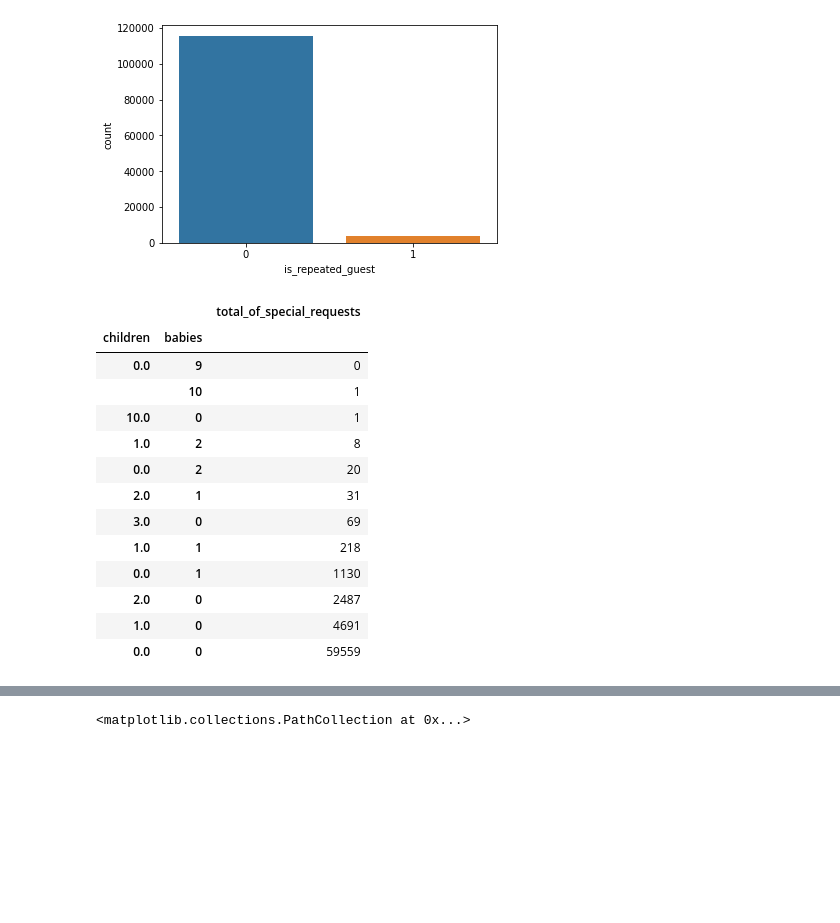
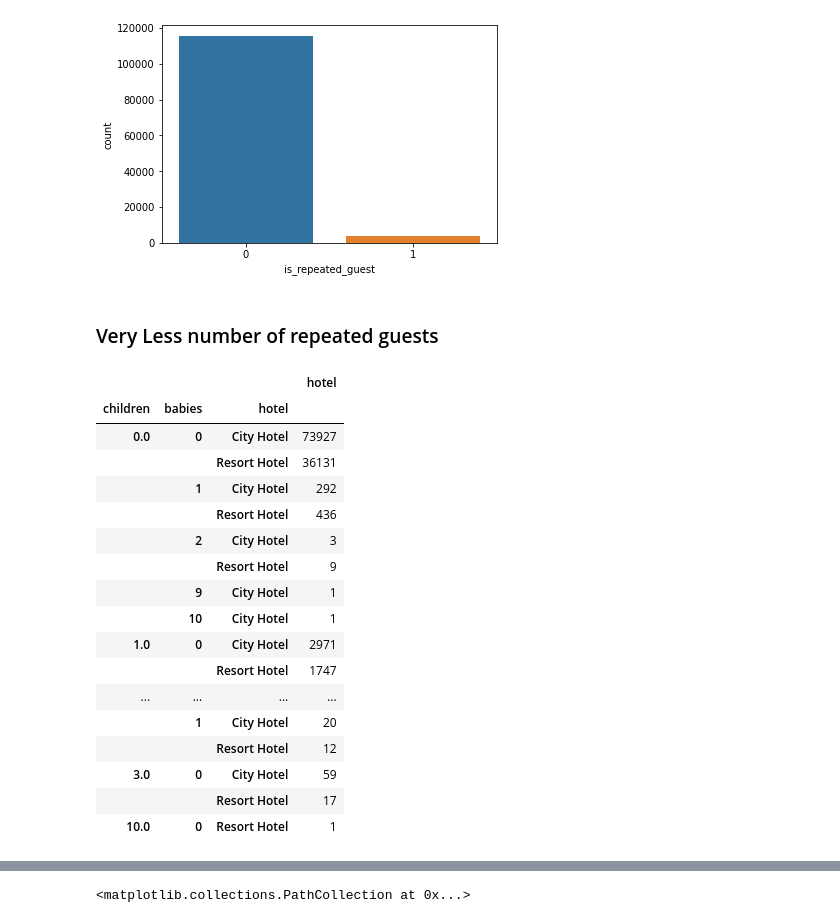
Before and after one commit to Dany511/Code, a Jupyter notebook: Copy_of_Hotel_Booking_Analysis_Capstone_Project.ipynb, the cells around one changed output, grey strips where cells are left out. Cells and saved outputs as stored; diff of their text form; code cells hidden in the pictures; blank space fills up the shorter version.

```diff
--- a/Copy_of_Hotel_Booking_Analysis_Capstone_Project.ipynb
+++ b/Copy_of_Hotel_Booking_Analysis_Capstone_Project.ipynb
@@ -406,20 +422,27 @@ sns.countplot('is_repeated_guest',data=data)
 # %% [output]
 <matplotlib.axes._subplots.AxesSubplot at 0x...>
 [figure]
-# %%
-data.groupby(['children','babies'])[['total_of_special_requests']].sum().sort_values(by='total_of_special_requests')
-# %% [output]
-|  |  | total_of_special_requests |
-| children | babies |  |
-| 0.0 | 9 | 0 |
-|  | 10 | 1 |
-| 10.0 | 0 | 1 |
-| 1.0 | 2 | 8 |
-| 0.0 | 2 | 20 |
-| 2.0 | 1 | 31 |
-| 3.0 | 0 | 69 |
-| 1.0 | 1 | 218 |
-| 0.0 | 1 | 1130 |
-| 2.0 | 0 | 2487 |
-| 1.0 | 0 | 4691 |
-| 0.0 | 0 | 59559 |
+# %% [markdown]
+### Very Less number of repeated guests
+# %%
+
+df.groupby(['children','babies','hotel'])[['hotel']].count()
+# %% [output]
+|  |  |  | hotel |
+| children | babies | hotel |  |
+| 0.0 | 0 | City Hotel | 73927 |
+|  |  | Resort Hotel | 36131 |
+|  | 1 | City Hotel | 292 |
+|  |  | Resort Hotel | 436 |
+|  | 2 | City Hotel | 3 |
+|  |  | Resort Hotel | 9 |
+|  | 9 | City Hotel | 1 |
+|  | 10 | City Hotel | 1 |
+| 1.0 | 0 | City Hotel | 2971 |
+|  |  | Resort Hotel | 1747 |
+| ... | ... | ... | ... |
+|  | 1 | City Hotel | 20 |
+|  |  | Resort Hotel | 12 |
+| 3.0 | 0 | City Hotel | 59 |
+|  |  | Resort Hotel | 17 |
+| 10.0 | 0 | Resort Hotel | 1 |
```
Also changed, not shown: parts of 28 cells of this notebook.
